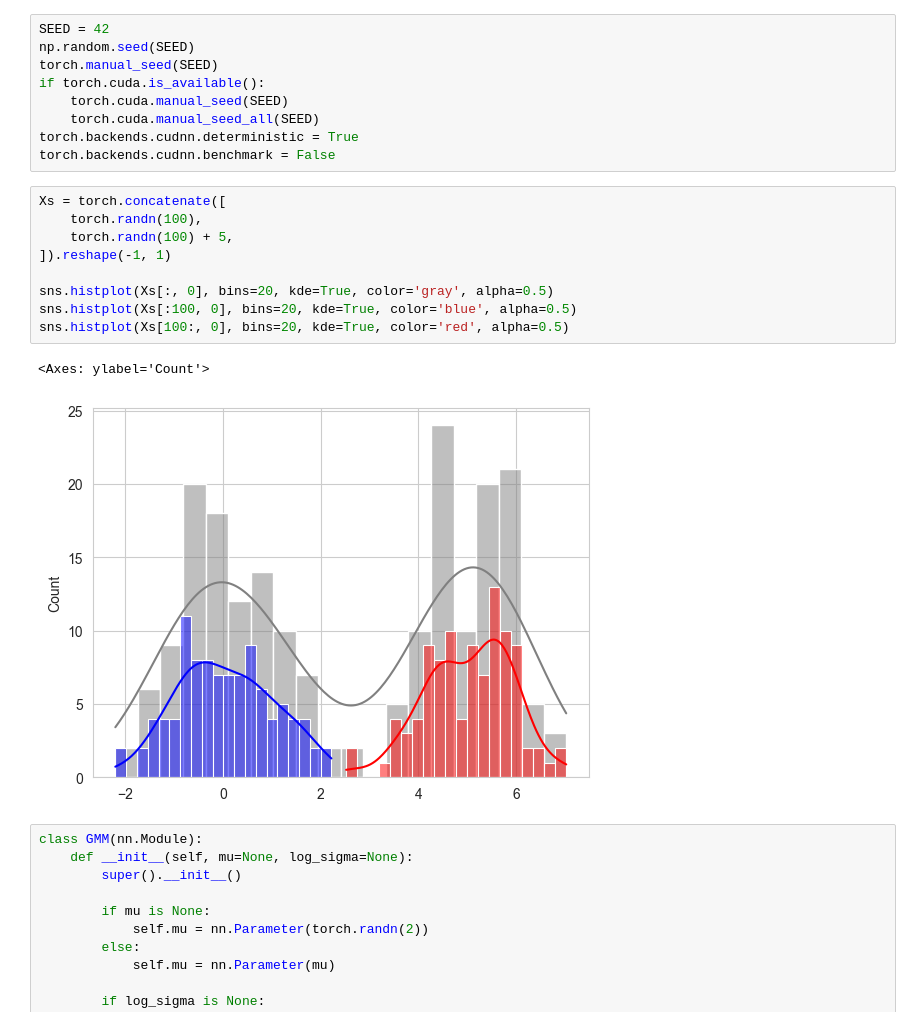
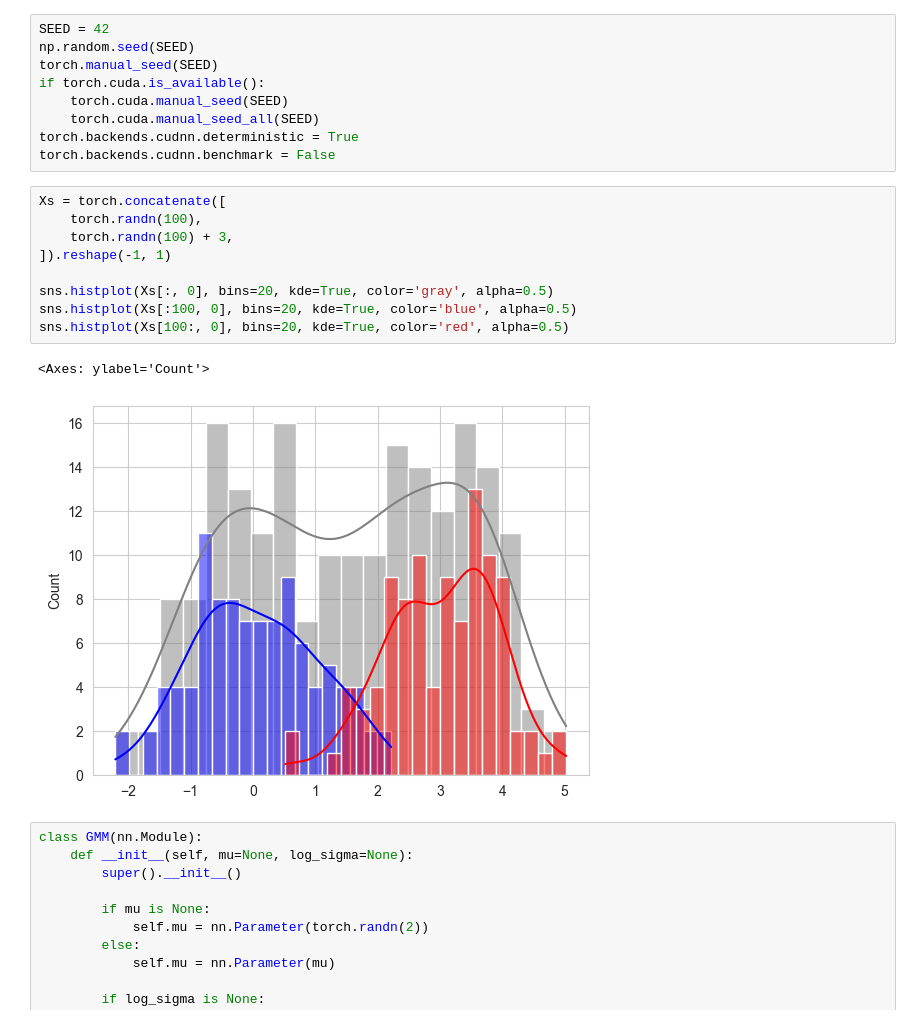
Before and after one commit to ZetrextJG/REBAR-PyTorch, a Jupyter notebook: gmm.ipynb, the cells around one changed output. Cells and saved outputs as stored; diff of their text form.

```diff
--- a/gmm.ipynb
+++ b/gmm.ipynb
@@ -33,15 +33,15 @@ torch.backends.cudnn.benchmark = False
 # %%
 Xs = torch.concatenate([
     torch.randn(100),
-    torch.randn(100) + 5,
+    torch.randn(100) + 3,
 ]).reshape(-1, 1)
 
 sns.histplot(Xs[:, 0], bins=20, kde=True, color='gray', alpha=0.5)
 sns.histplot(Xs[:100, 0], bins=20, kde=True, color='blue', alpha=0.5)
 sns.histplot(Xs[100:, 0], bins=20, kde=True, color='red', alpha=0.5)
 # %% [output]
 <Axes: ylabel='Count'>
-[figure, old version]
+[figure, new version]
 # %%
 class GMM(nn.Module):
     def __init__(self, mu=None, log_sigma=None):
```
Also changed, not shown: parts of 4 cells of this notebook.
